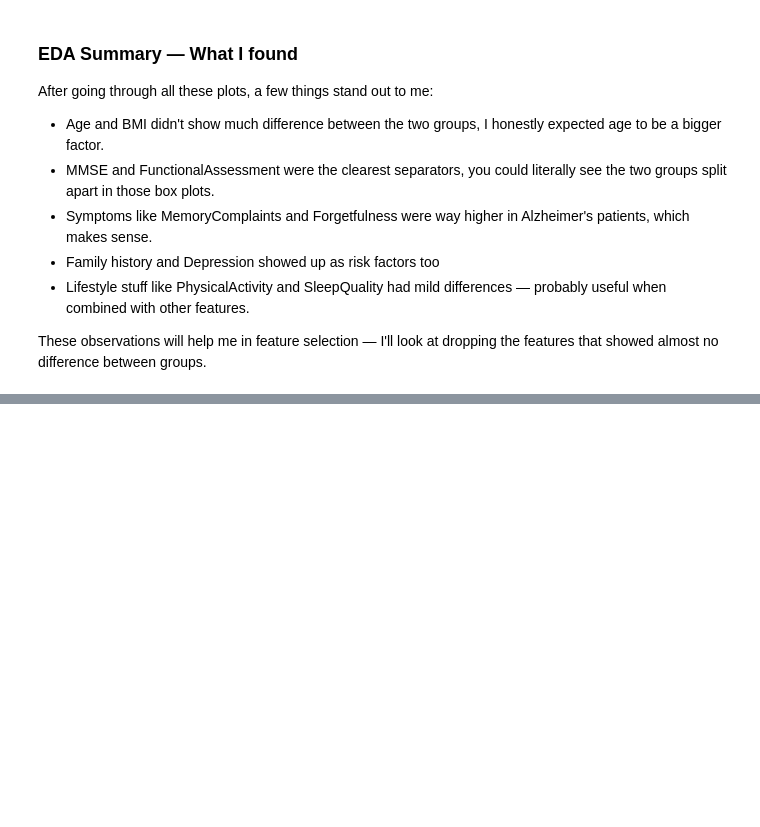
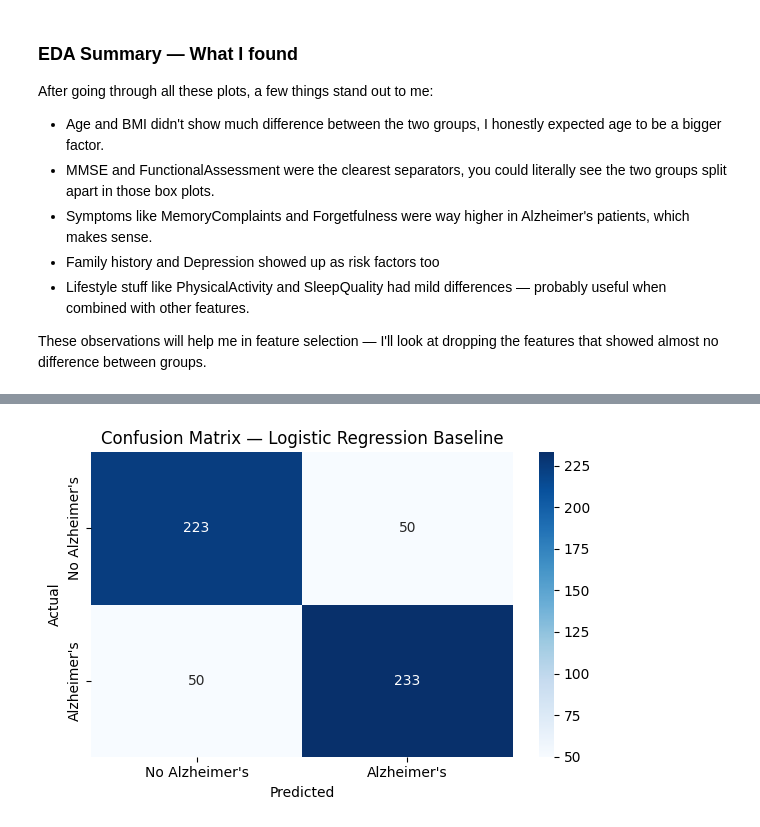
Before and after one commit to Vishaal1409/alzheimers-disease-detection, a Jupyter notebook: alzheimers_disease_detection.ipynb, the cells around one changed output, grey strips where cells are left out. Cells and saved outputs as stored; diff of their text form; code cells hidden in the pictures; blank space fills up the shorter version.

Commit message:
Step 4 - baseline model and feature selection

```diff
--- a/alzheimers_disease_detection.ipynb
+++ b/alzheimers_disease_detection.ipynb
@@ -606,0 +619,16 @@ dropping the features that showed almost no difference between groups.
+# %%
+from sklearn.linear_model import LogisticRegression
+from sklearn.metrics import classification_report, confusion_matrix, roc_auc_score
+import seaborn as sns
+
+#training baseline logistic regression with default parameters
+lr_model = LogisticRegression(random_state=42, max_iter=1000)
+lr_model.fit(X_train, y_train)
+
+#predictions
+y_pred_lr = lr_model.predict(X_test)
+
+#and results
+print("=== Logistic Regression — Baseline ===")
+print(classification_report(y_test, y_pred_lr))
+print("ROC-AUC Score:", roc_auc_score(y_test, lr_model.predict_proba(X_test)[:,1]))
@@ -606,0 +647,14 @@ dropping the features that showed almost no difference between groups.
+# %%
+#confusion matrix
+cm = confusion_matrix(y_test, y_pred_lr)
+plt.figure(figsize=(6,4))
+sns.heatmap(cm, annot=True, fmt='d', cmap='Blues',
+            xticklabels=["No Alzheimer's", "Alzheimer's"],
+            yticklabels=["No Alzheimer's", "Alzheimer's"])
+plt.title("Confusion Matrix — Logistic Regression Baseline")
+plt.ylabel("Actual")
+plt.xlabel("Predicted")
+plt.tight_layout()
+plt.show()
+# %% [output]
+[figure, added]
```
Also changed, not shown: parts of 9 cells of this notebook.
